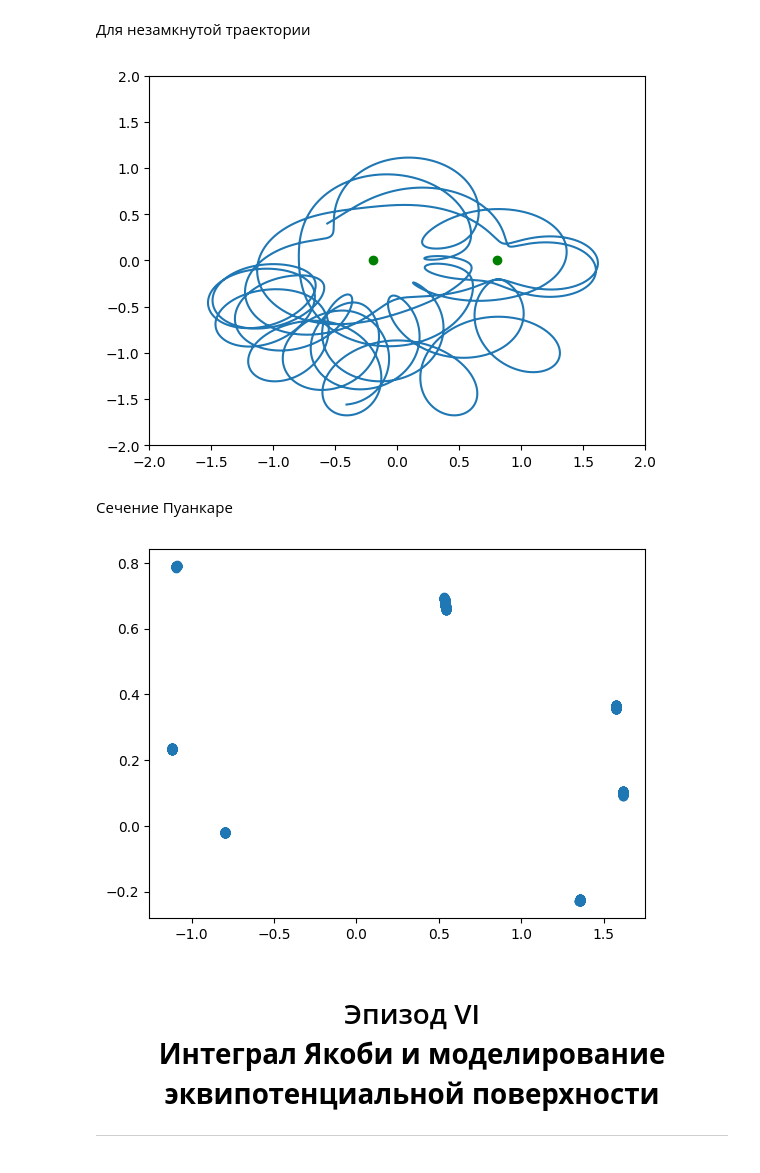
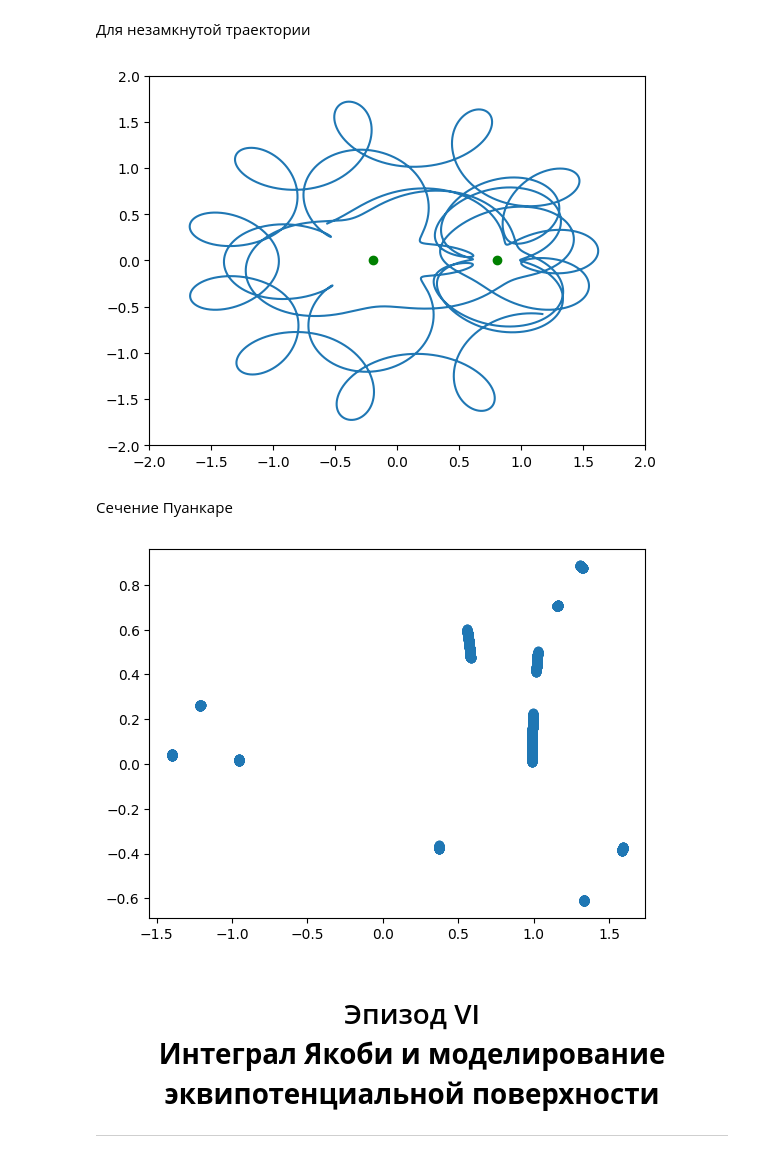
Before and after one commit to ZhizhchenkoA/Mechanic_Project, a Jupyter notebook: Mechanics_beta.ipynb, the cells around one changed output. Drawn from its saved outputs; the diff is of its cells as text; code cells hidden in the pictures.

```diff
--- a/Mechanics_beta.ipynb
+++ b/Mechanics_beta.ipynb
@@ -404,42 +417,42 @@ plt.show()
 # @title Изменения начальных параметров орбиты { display-mode: "form" }
 # @title String fields
 
 x = -0.565 # @param {type:"slider", min:-1, max:1, step:0.001}
 y = 0.4 # @param {type:"slider", min:-1, max:1, step:0.001}
 px = 0.334 # @param {type:"slider", min:-1, max:1, step:0.001}
-py = 0 # @param {type:"slider", min:-1, max:1, step:0.001}
+py = -0.145 # @param {type:"slider", min:-1, max:1, step:0.001}
 
 t = 550000
 delta_t = 1e-4
 x_result, x_dot_result = [], []
 X, Y, PX, PY = [x], [y], [px], [py]
 for _ in tqdm(range(t)):
   X.append(X[-1] + x_dot(x, y, px, py) * delta_t)
   Y.append(Y[-1] + y_dot(x, y, px, py) * delta_t)
   PX.append(PX[-1] + px_dot(x, y, px, py) * delta_t)
   PY.append(PY[-1] + py_dot(x, y, px, py) * delta_t)
   x = X[-1]
   y = Y[-1]
   px = PX[-1]
   py = PY[-1]
   if -3e-3 <= y <= 3e-3:
     x_result.append(x)
     x_dot_result.append(px)
 plt.plot(X, Y)
 plt.scatter([-mu, 1 - mu], [0, 0], c='green')
 
 plt.xlim(-2, 2)
 plt.ylim(-2, 2)
 plt.show()
 # %% [output]
-[figure, old version]
+[figure, new version]
 # %% [markdown]
 Сечение Пуанкаре
 # %%
 plt.scatter(x_result, x_dot_result)
 plt.show()
 # %% [output]
-[figure, old version]
+[figure, new version]
 # %% [markdown]
 <h1 align="center"> Эпизод VI<br> <b>Интеграл Якоби и моделирование эквипотенциальной поверхности</b></h1>
 
```
Also changed, not shown: parts of 9 cells of this notebook.
